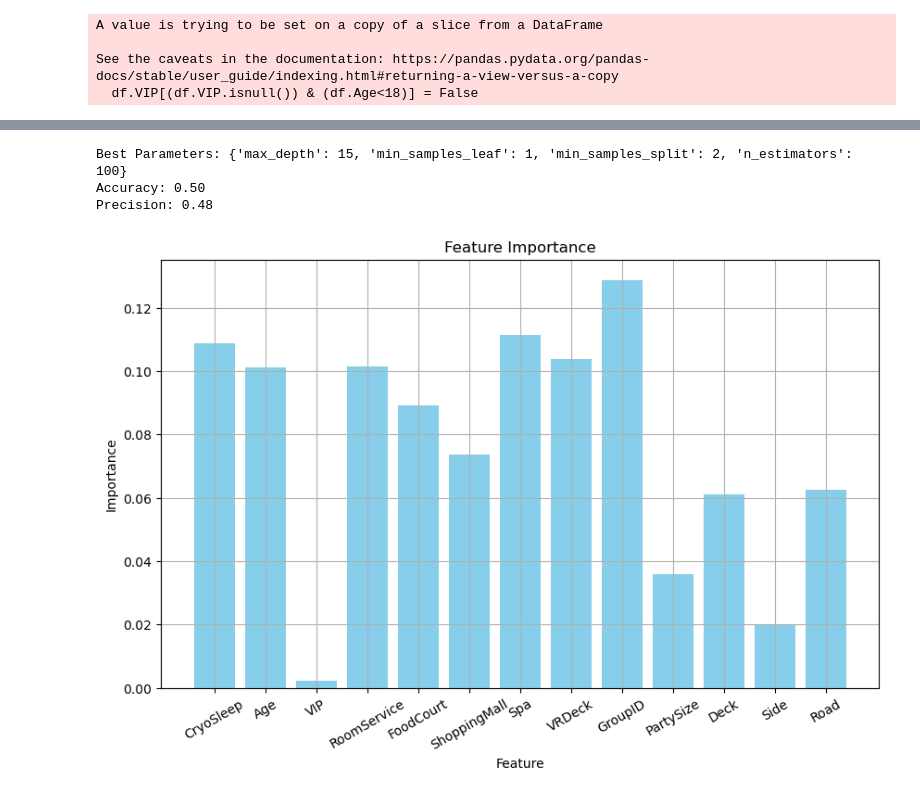
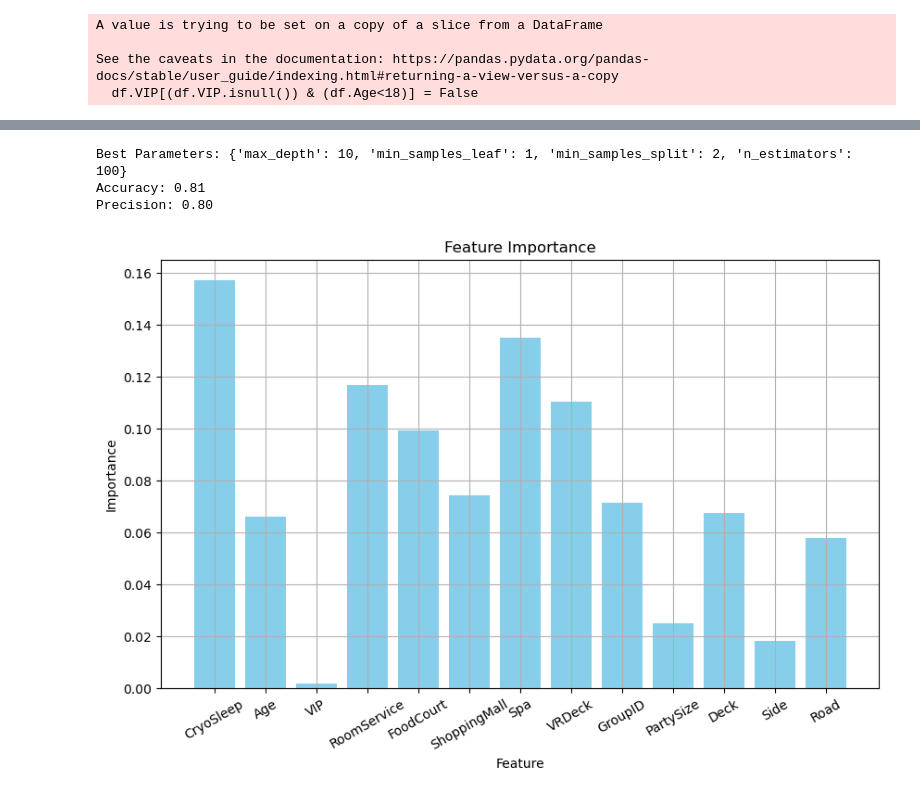
Before and after one commit to johawahn/spaceship_titanic, a Jupyter notebook: TestingModels.ipynb, the cells around one changed output, grey strips where cells are left out. Saved outputs shown, nothing was run; the diff lists cells and outputs as text; code cells hidden in the pictures.

```diff
--- a/TestingModels.ipynb
+++ b/TestingModels.ipynb
@@ -20,7 +47,7 @@ import shap
 # %%
 num_vars = ['Age', 'RoomService', 'FoodCourt', 'ShoppingMall', 'Spa', 'VRDeck']
 
-def input_transform(df_og, impute=True, no_nans = False, drop_cols=[]):
+def input_transform(df_og, impute=True, no_nans = False, drop_cols=[], y=True):
     df = df_og.copy()
 
     if impute:
@@ -61,7 +88,10 @@ def input_transform(df_og, impute=True, no_nans = False, drop_cols=[]):
     if no_nans:
         df.dropna(inplace=True)
 
-    drop_cols.append('Transported')
-    return(df.drop(drop_cols,axis=1), df.Transported)
+    if y:
+        drop_cols.append('Transported')
+        return(df.drop(drop_cols,axis=1), df.Transported)
+    else:
+        return(df.drop(drop_cols,axis=1))
 # %%
 df_og = pd.read_csv('train.csv')
@@ -210,8 +272,8 @@ See the caveats in the documentation: https://pandas.pydata.org/pandas-docs/stab
 # Step 4: Advanced Model - Random Forest Regressor
 rf_model = RandomForestClassifier(random_state=42)
 param_grid = {
-    'n_estimators': [100],
-    'max_depth': [15],
+    'n_estimators': [100, 150, 200, 300, 400],
+    'max_depth': [n*5 for n in range(4)],
     'min_samples_split': [2],
     'min_samples_leaf': [1],
 }
@@ -226,27 +322,27 @@ y_pred = best_rf_model.predict(X_test)
 # %%
 # Evaluation Metrics
-acc = accuracy_score(y_test, preds)
-pre = precision_score(y_test, preds)
+acc = accuracy_score(y_test, y_pred)
+pre = precision_score(y_test, y_pred)
 
 print(f"Best Parameters: {grid_search.best_params_}")
 print(f"Accuracy: {acc:.2f}")
 print(f"Precision: {pre:.2f}")
 
 # Step 5: Visualization - Feature Importance
 plt.figure(figsize=(10, 6))
 feature_importance = best_rf_model.feature_importances_
 plt.bar(X.columns, feature_importance, color='skyblue')
 plt.title('Feature Importance')
 plt.xlabel('Feature')
 plt.xticks(rotation=30)
 plt.ylabel('Importance')
 plt.grid()
 plt.show()
 # %% [output]
-Best Parameters: {'max_depth': 15, 'min_samples_leaf': 1, 'min_samples_split': 2, 'n_estimators': 100}
-Accuracy: 0.50
-Precision: 0.48
+Best Parameters: {'max_depth': 10, 'min_samples_leaf': 1, 'min_samples_split': 2, 'n_estimators': 100}
+Accuracy: 0.81
+Precision: 0.80
-[figure, old version]
+[figure, new version]
 # %%
 explainer = shap.TreeExplainer(best_rf_model)
 shap_values = explainer.shap_values(X_test)
```
Also changed, not shown: parts of 44 cells of this notebook.
